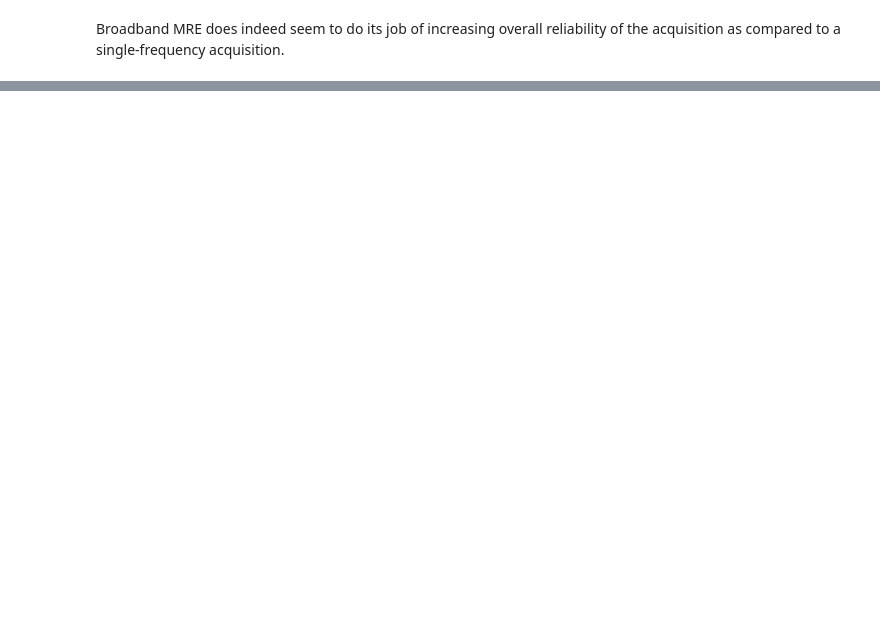
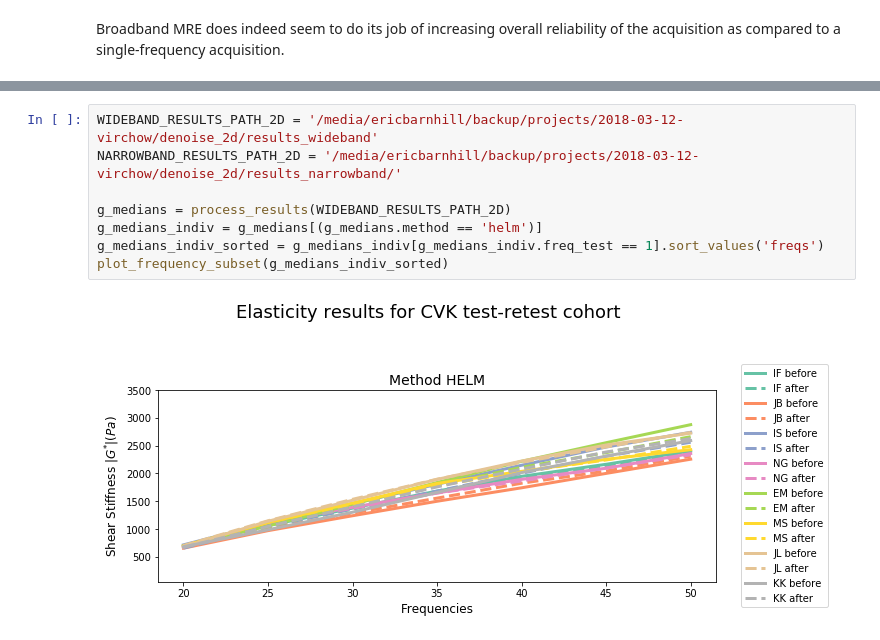
Before and after one commit to ericbarnhill/CVK-test-retest, a Jupyter notebook: CVK Test-Retest Investigations.ipynb, the cells around one changed output, grey strips where cells are left out. Cells and saved outputs as stored; diff of their text form; blank space fills up the shorter version.

```diff
--- a/CVK Test-Retest Investigations.ipynb
+++ b/CVK Test-Retest Investigations.ipynb
@@ -461,0 +460,10 @@ So, the pattern appears to be consistently followed and the bar chart is suffici
+# %%
+WIDEBAND_RESULTS_PATH_2D = '/media/ericbarnhill/backup/projects/2018-03-12-virchow/denoise_2d/results_wideband'
+NARROWBAND_RESULTS_PATH_2D = '/media/ericbarnhill/backup/projects/2018-03-12-virchow/denoise_2d/results_narrowband/'
+
+g_medians = process_results(WIDEBAND_RESULTS_PATH_2D)
+g_medians_indiv = g_medians[(g_medians.method == 'helm')]
+g_medians_indiv_sorted = g_medians_indiv[g_medians_indiv.freq_test == 1].sort_values('freqs')
+plot_frequency_subset(g_medians_indiv_sorted)
+# %% [output]
+[figure, added]
```
Also changed, not shown: parts of 22 cells of this notebook, 1 other file.
